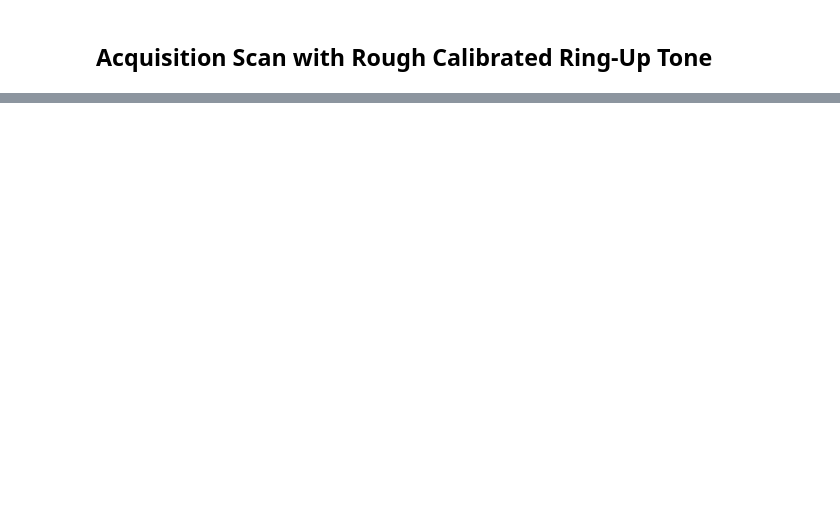
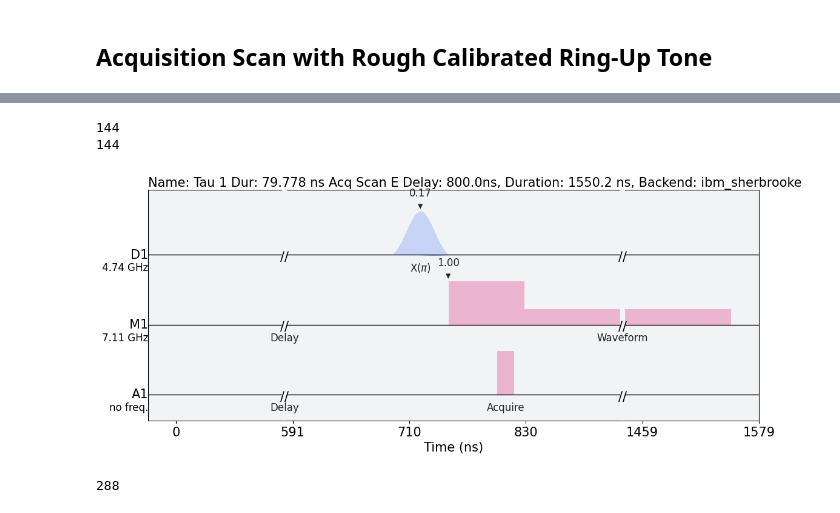
Before and after one commit to AnikenC/ReadoutWithRL, a Jupyter notebook: readoutWithRL/Experiments/tau_1_acq_sherbrooke.ipynb, the cells around one changed output, grey strips where cells are left out. Saved outputs shown, nothing was run; the diff lists cells and outputs as text; code cells hidden in the pictures; blank space fills up the shorter version.

```diff
--- a/readoutWithRL/Experiments/tau_1_acq_sherbrooke.ipynb
+++ b/readoutWithRL/Experiments/tau_1_acq_sherbrooke.ipynb
@@ -168,0 +170,79 @@ acq_ss_info
+# %%
+# Making Experiments
+
+tau_1_exps_g = []
+tau_1_exps_e = []
+
+for tau_1_us in tau_1_vals:
+    tau_1_pulse = get_tau_1_waveform(get_dt_from(tau_1_us, dt), meas_pulse_dur_dt)
+    tau_1_ns = np.round(tau_1_us/ns, 3)
+
+    for acq_delay_us in acq_delay_linspace_us:
+        acq_delay_dt = get_dt_from(acq_delay_us, dt)
+        acq_delay_ns = np.round(acq_delay_us/ns, 3)
+
+        with pulse.build(
+            backend=backend,
+            default_alignment='left',
+            name=f'Tau 1 {tau_1_ns} ns Acq Scan G Delay: {acq_delay_ns}ns',
+        ) as tau_1_sched_g:
+            meas_chan = pulse.measure_channel(qubit)
+            acq_chan = pulse.acquire_channel(qubit)
+
+            pulse.delay(acq_latency_dt, meas_chan)
+            pulse.play(tau_1_pulse, meas_chan)
+            pulse.delay(acq_delay_dt, acq_chan)
+            pulse.acquire(
+                acq_dur_dt,
+                qubit,
+                pulse.MemorySlot(qubit),
+            )
+        tau_1_exps_g.append(tau_1_sched_g)
+
+        with pulse.build(
+            backend=backend,
+            default_alignment='left',
+            name=f'Tau 1 Dur: {tau_1_ns} ns Acq Scan E Delay: {acq_delay_ns}ns',
+        ) as tau_1_sched_e:
+            qubit_chan = pulse.drive_channel(qubit)
+            meas_chan = pulse.measure_channel(qubit)
+            acq_chan = pulse.acquire_channel(qubit)
+
+            with pulse.align_right():
+                pulse.play(x_pulse, qubit_chan)
+                pulse.delay(acq_latency_dt, meas_chan)
+            pulse.play(tau_1_pulse, meas_chan)
+            pulse.delay(acq_delay_dt, acq_chan)
+            pulse.acquire(
+                acq_dur_dt,
+                qubit,
+                pulse.MemorySlot(qubit),
+            )
+        tau_1_exps_e.append(tau_1_sched_e)
+
+print(len(tau_1_exps_g))
+print(len(tau_1_exps_e))
+
+tau_1_exps_e[-1].draw(
+    backend=backend,
+    style=stylesheet.IQXDebugging(),
+    show_framechange=True,
+    show_waveform_info=True,
+    show_barrier=True,
+)
+# %% [output]
+144
+144
+[figure, added]
+# %%
+from utils import acquisition_checker
+
+total_job = tau_1_exps_g + tau_1_exps_e
+
+acquisition_checker(total_job, backend)
+print(len(total_job))
+
+num_shots = 8192
+rep_delay = 499.0 * us
+# %% [output]
+288
```
Also changed, not shown: parts of 11 cells of this notebook, 2 other files.
